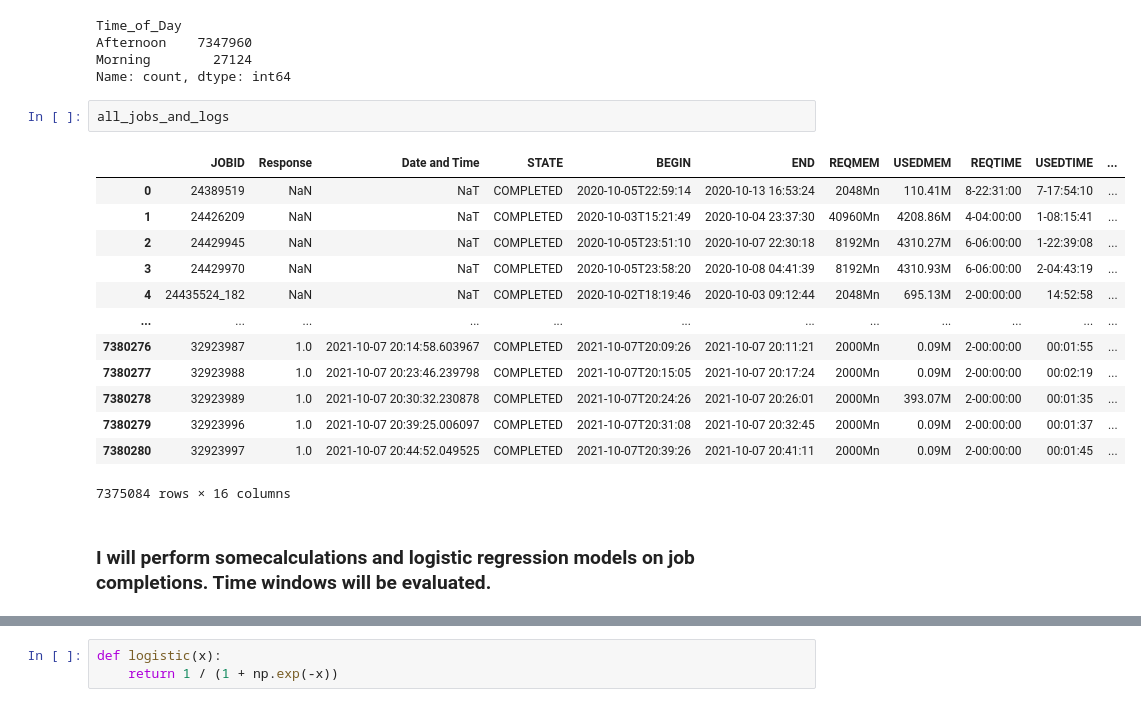
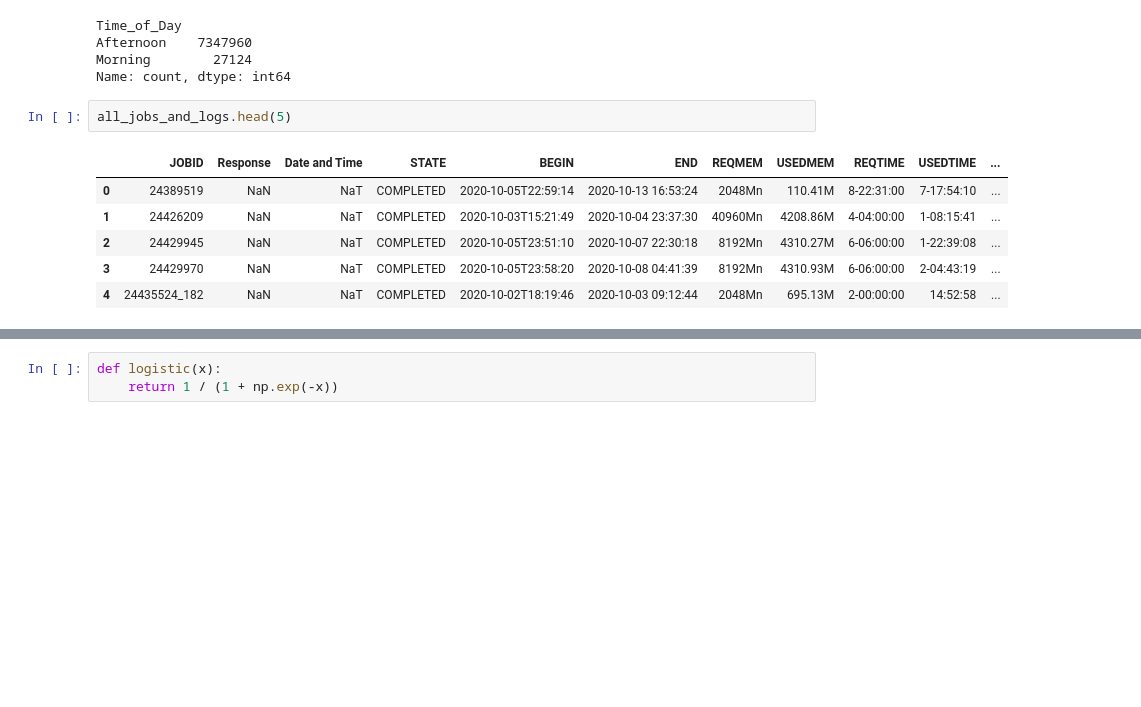
Before and after one commit to nss-data-science-cohort-9/accre-joshwtacker, a Jupyter notebook: notebooks/accre_JT.ipynb, the cells around one changed output, grey strips where cells are left out. Cells and saved outputs as stored; diff of their text form; blank space fills up the shorter version.

```diff
--- a/notebooks/accre_JT.ipynb
+++ b/notebooks/accre_JT.ipynb
@@ -277,20 +293,11 @@ Afternoon    7347960
 Morning        27124
 Name: count, dtype: int64
 # %%
-all_jobs_and_logs
+all_jobs_and_logs.head(5)
 # %% [output]
 |  | JOBID | Response | Date and Time | STATE | BEGIN | END | REQMEM | USEDMEM | REQTIME | USEDTIME | ... |
 | 0 | 24389519 | NaN | NaT | COMPLETED | 2020-10-05T22:59:14 | 2020-10-13 16:53:24 | 2048Mn | 110.41M | 8-22:31:00 | 7-17:54:10 | ... |
 | 1 | 24426209 | NaN | NaT | COMPLETED | 2020-10-03T15:21:49 | 2020-10-04 23:37:30 | 40960Mn | 4208.86M | 4-04:00:00 | 1-08:15:41 | ... |
 | 2 | 24429945 | NaN | NaT | COMPLETED | 2020-10-05T23:51:10 | 2020-10-07 22:30:18 | 8192Mn | 4310.27M | 6-06:00:00 | 1-22:39:08 | ... |
 | 3 | 24429970 | NaN | NaT | COMPLETED | 2020-10-05T23:58:20 | 2020-10-08 04:41:39 | 8192Mn | 4310.93M | 6-06:00:00 | 2-04:43:19 | ... |
 | 4 | 24435524_182 | NaN | NaT | COMPLETED | 2020-10-02T18:19:46 | 2020-10-03 09:12:44 | 2048Mn | 695.13M | 2-00:00:00 | 14:52:58 | ... |
-| ... | ... | ... | ... | ... | ... | ... | ... | ... | ... | ... | ... |
-| 7380276 | 32923987 | 1.0 | 2021-10-07 20:14:58.603967 | COMPLETED | 2021-10-07T20:09:26 | 2021-10-07 20:11:21 | 2000Mn | 0.09M | 2-00:00:00 | 00:01:55 | ... |
-| 7380277 | 32923988 | 1.0 | 2021-10-07 20:23:46.239798 | COMPLETED | 2021-10-07T20:15:05 | 2021-10-07 20:17:24 | 2000Mn | 0.09M | 2-00:00:00 | 00:02:19 | ... |
-| 7380278 | 32923989 | 1.0 | 2021-10-07 20:30:32.230878 | COMPLETED | 2021-10-07T20:24:26 | 2021-10-07 20:26:01 | 2000Mn | 393.07M | 2-00:00:00 | 00:01:35 | ... |
-| 7380279 | 32923996 | 1.0 | 2021-10-07 20:39:25.006097 | COMPLETED | 2021-10-07T20:31:08 | 2021-10-07 20:32:45 | 2000Mn | 0.09M | 2-00:00:00 | 00:01:37 | ... |
-| 7380280 | 32923997 | 1.0 | 2021-10-07 20:44:52.049525 | COMPLETED | 2021-10-07T20:39:26 | 2021-10-07 20:41:11 | 2000Mn | 0.09M | 2-00:00:00 | 00:01:45 | ... |
-7375084 rows × 16 columns
-# %% [markdown]
-### I will perform somecalculations and logistic regression models on job completions. Time windows will be evaluated.
```
Also changed, not shown: parts of 76 cells of this notebook.
